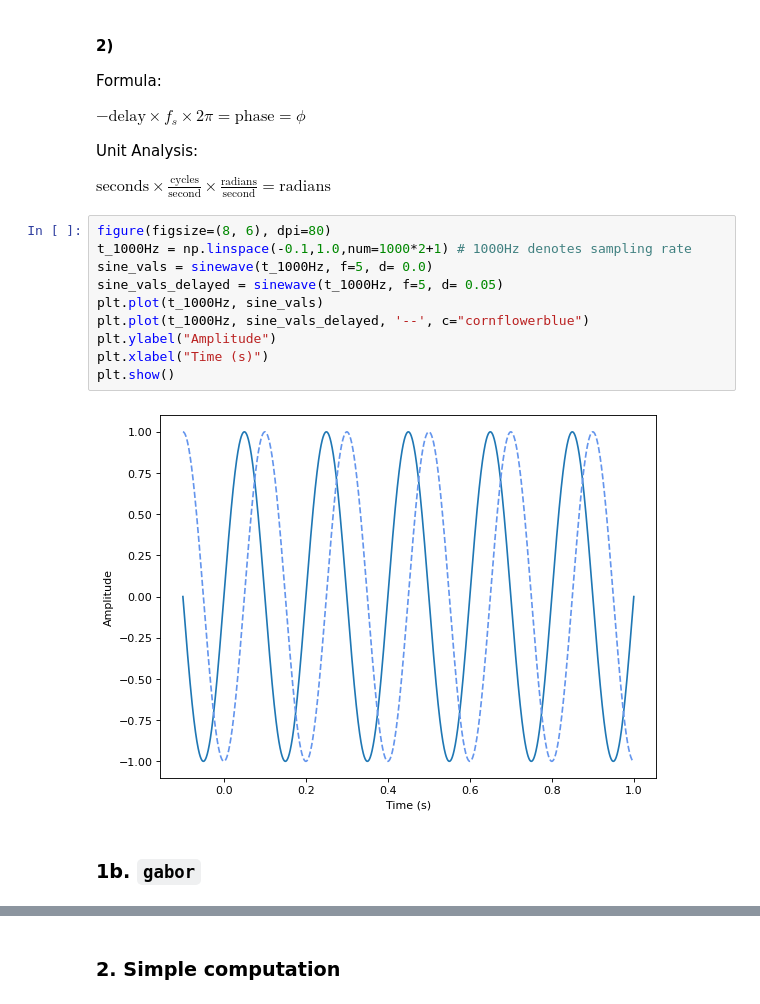
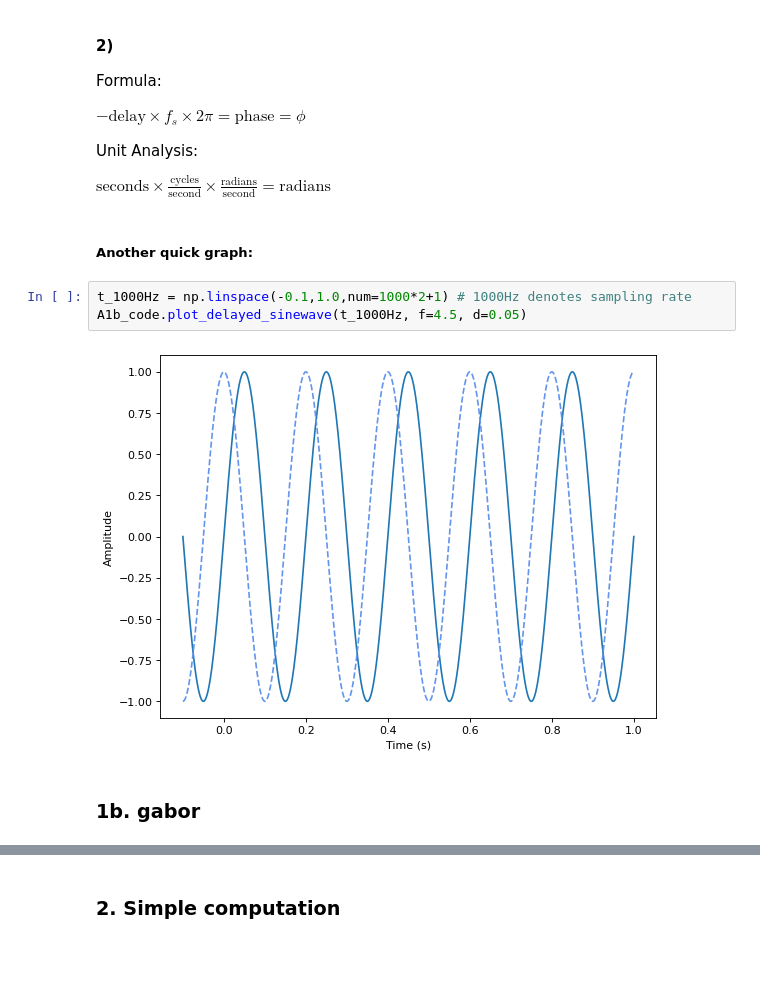
Before and after one commit to johnmays/CSDS_364_HW, a Jupyter notebook: A1/464-A1b-jkm100.ipynb, the cells around one changed output, grey strips where cells are left out. Cells and saved outputs as stored; diff of their text form; blank space fills up the shorter version.

```diff
--- a/A1/464-A1b-jkm100.ipynb
+++ b/A1/464-A1b-jkm100.ipynb
@@ -51,17 +42,12 @@ $-\text{delay} \times f_{s} \times 2\pi = \text{phase} = \phi$
 Unit Analysis:
 
 $\text{seconds} \times \frac{\text{cycles}}{\text{second}} \times \frac{\text{radians}}{\text{second}} = \text{radians}$
+# %% [markdown]
+##### Another quick graph:
 # %%
-figure(figsize=(8, 6), dpi=80)
 t_1000Hz = np.linspace(-0.1,1.0,num=1000*2+1) # 1000Hz denotes sampling rate
-sine_vals = sinewave(t_1000Hz, f=5, d= 0.0)
-sine_vals_delayed = sinewave(t_1000Hz, f=5, d= 0.05)
-plt.plot(t_1000Hz, sine_vals)
-plt.plot(t_1000Hz, sine_vals_delayed, '--', c="cornflowerblue")
-plt.ylabel("Amplitude")
-plt.xlabel("Time (s)")
-plt.show()
+A1b_code.plot_delayed_sinewave(t_1000Hz, f=4.5, d=0.05)
 # %% [output]
-[figure, old version]
+[figure, new version]
 # %% [markdown]
-### 1b. `gabor`
+### 1b. gabor
```
Also changed, not shown: parts of 42 cells of this notebook, 6 other files.
